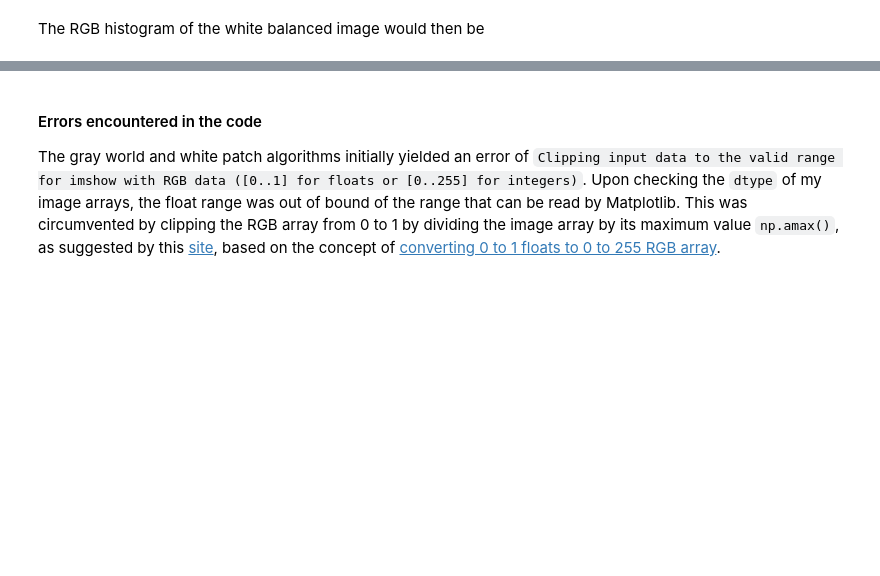
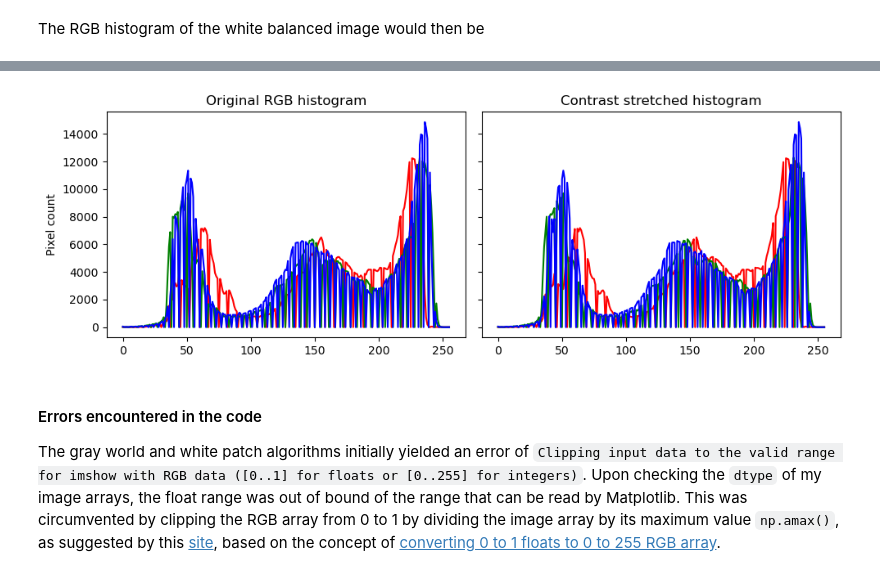
Before and after one commit to npcrmns/App-Physics-157, a Jupyter notebook: [1] Digital Image Formation and Enhancement/Digital Image Formation and Enhancement.ipynb, the cells around one changed output, grey strips where cells are left out. Cells and saved outputs as stored; diff of their text form; code cells hidden in the pictures; blank space fills up the shorter version.

```diff
--- a/[1] Digital Image Formation and Enhancement/Digital Image Formation and Enhancement.ipynb
+++ b/[1] Digital Image Formation and Enhancement/Digital Image Formation and Enhancement.ipynb
@@ -846,3 +873,17 @@ plt.savefig("WPA RGB histogram.png")
+# %%
+fig, ax = plt.subplots(1, 2, figsize = (10, 3.5), sharey = True, tight_layout = True)
+for i, j in enumerate(channels):
+    newRGBhist, newRGBedge = np.histogram(apolloimg[:,:,i], 256)
+    csnewRGBhist, csnewRGBedge = np.histogram(newRGB_restored[:,:,i], 256)
+    ax[0].plot(newRGBhist, color = plot_colors[i])
+    ax[0].set_ylabel(r"Pixel count")
+    ax[0].set_title(r"Original RGB histogram")
+    ax[1].plot(csnewRGBhist, color = plot_colors[i])
+    ax[1].set_title(r"Contrast stretched histogram")
+
+plt.savefig("orig rgb vs cs rgb histogram.png")
+# %% [output]
+[figure, added]
 # %% [markdown]
 ####  Errors encountered in the code
 
```
Also changed, not shown: parts of 5 cells of this notebook, 3 other files.
